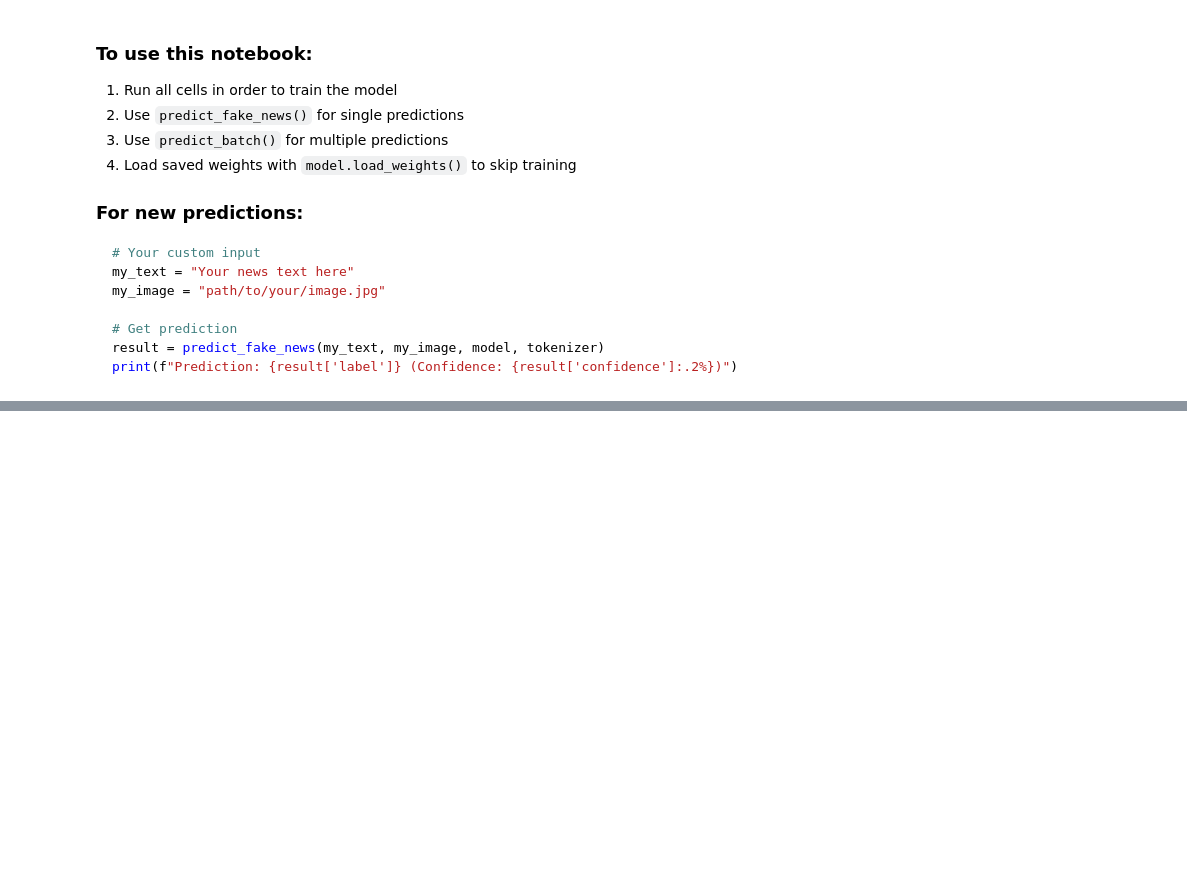
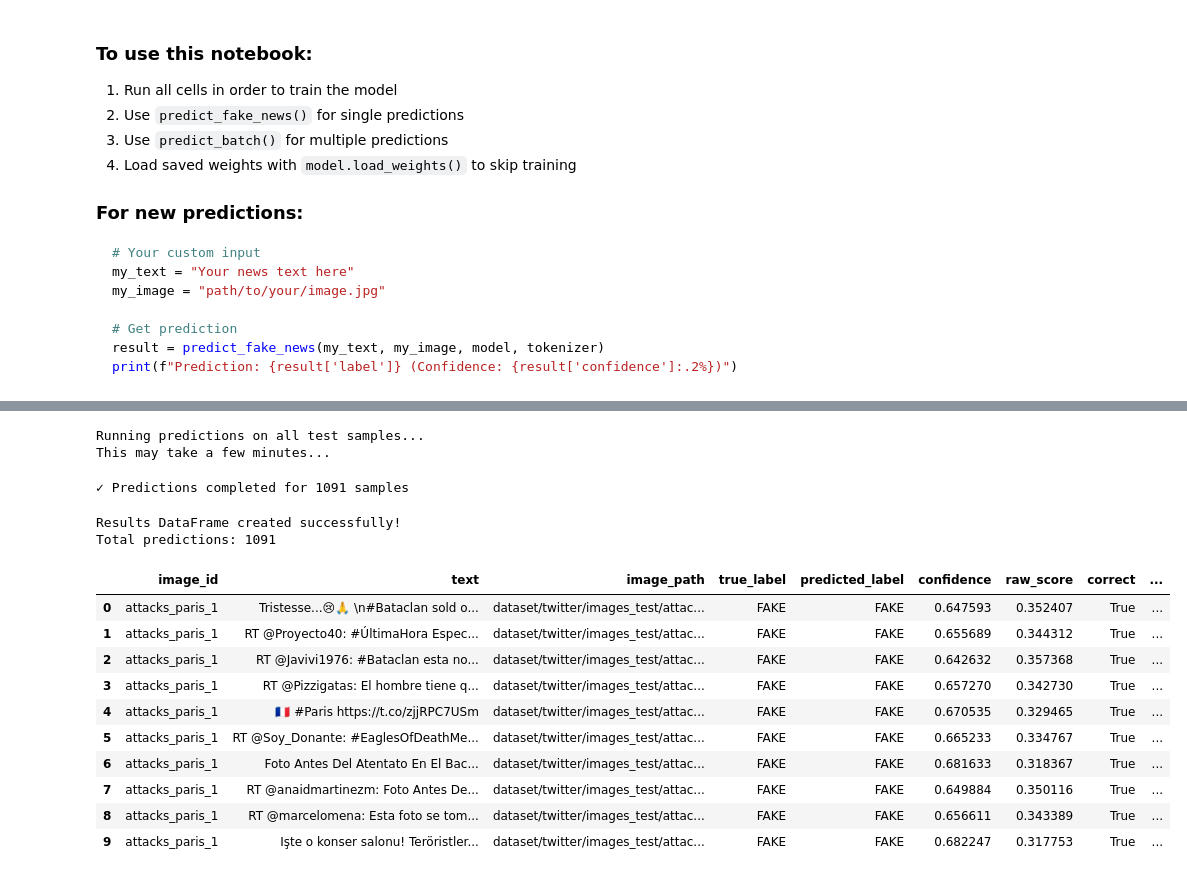
Before and after one commit to Supriya-saha/SpotFake02, a Jupyter notebook: Train_and_Predict.ipynb, the cells around one changed output, grey strips where cells are left out. Cells and saved outputs as stored; diff of their text form; code cells hidden in the pictures; blank space fills up the shorter version.

```diff
--- a/Train_and_Predict.ipynb
+++ b/Train_and_Predict.ipynb
@@ -707,0 +915,46 @@ print(f"Prediction: {result['label']} (Confidence: {result['confidence']:.2%})")
+# %%
+# Run predictions on all test samples
+print("Running predictions on all test samples...")
+print("This may take a few minutes...\n")
+
+all_predictions = predict_batch(test_texts, test_imgs, model, tokenizer)
+
+print(f"\n✓ Predictions completed for {len(all_predictions)} samples")
+# %% [output]
+Running predictions on all test samples...
+This may take a few minutes...
+✓ Predictions completed for 1091 samples
+# %%
+# Create comprehensive results DataFrame
+results_df = pd.DataFrame({
+    'image_id': test_ids,
+    'text': test_texts,
+    'image_path': test_imgs,
+    'true_label': ['REAL' if l == 1 else 'FAKE' for l in test_labels],
+    'predicted_label': [p['label'] for p in all_predictions],
+    'confidence': [p['confidence'] for p in all_predictions],
+    'raw_score': [p['raw_score'] for p in all_predictions],
+    'correct': [p['label'] == ('REAL' if l == 1 else 'FAKE') for p, l in zip(all_predictions, test_labels)]
+})
+
+# Add numeric labels for metrics
+results_df['true_label_numeric'] = results_df['true_label'].apply(lambda x: 1 if x == 'REAL' else 0)
+results_df['predicted_label_numeric'] = results_df['predicted_label'].apply(lambda x: 1 if x == 'REAL' else 0)
+
+print("Results DataFrame created successfully!")
+print(f"Total predictions: {len(results_df)}")
+results_df.head(10)
+# %% [output]
+Results DataFrame created successfully!
+Total predictions: 1091
+|  | image_id | text | image_path | true_label | predicted_label | confidence | raw_score | correct | ... |
+| 0 | attacks_paris_1 | Tristesse...😢🙏 \n#Bataclan sold o... | dataset/twitter/images_test/attac... | FAKE | FAKE | 0.647593 | 0.352407 | True | ... |
+| 1 | attacks_paris_1 | RT @Proyecto40: #ÚltimaHora Espec... | dataset/twitter/images_test/attac... | FAKE | FAKE | 0.655689 | 0.344312 | True | ... |
+| 2 | attacks_paris_1 | RT @Javivi1976: #Bataclan esta no... | dataset/twitter/images_test/attac... | FAKE | FAKE | 0.642632 | 0.357368 | True | ... |
+| 3 | attacks_paris_1 | RT @Pizzigatas: El hombre tiene q... | dataset/twitter/images_test/attac... | FAKE | FAKE | 0.657270 | 0.342730 | True | ... |
+| 4 | attacks_paris_1 | 🇫🇷 #Paris https://t.co/zjjRPC7USm | dataset/twitter/images_test/attac... | FAKE | FAKE | 0.670535 | 0.329465 | True | ... |
+| 5 | attacks_paris_1 | RT @Soy_Donante: #EaglesOfDeathMe... | dataset/twitter/images_test/attac... | FAKE | FAKE | 0.665233 | 0.334767 | True | ... |
+| 6 | attacks_paris_1 | Foto Antes Del Atentato En El Bac... | dataset/twitter/images_test/attac... | FAKE | FAKE | 0.681633 | 0.318367 | True | ... |
+| 7 | attacks_paris_1 | RT @anaidmartinezm: Foto Antes De... | dataset/twitter/images_test/attac... | FAKE | FAKE | 0.649884 | 0.350116 | True | ... |
+| 8 | attacks_paris_1 | RT @marcelomena: Esta foto se tom... | dataset/twitter/images_test/attac... | FAKE | FAKE | 0.656611 | 0.343389 | True | ... |
+| 9 | attacks_paris_1 | Işte o konser salonu! Teröristler... | dataset/twitter/images_test/attac... | FAKE | FAKE | 0.682247 | 0.317753 | True | ... |
```
Also changed, not shown: parts of 25 cells of this notebook, 5 other files.
